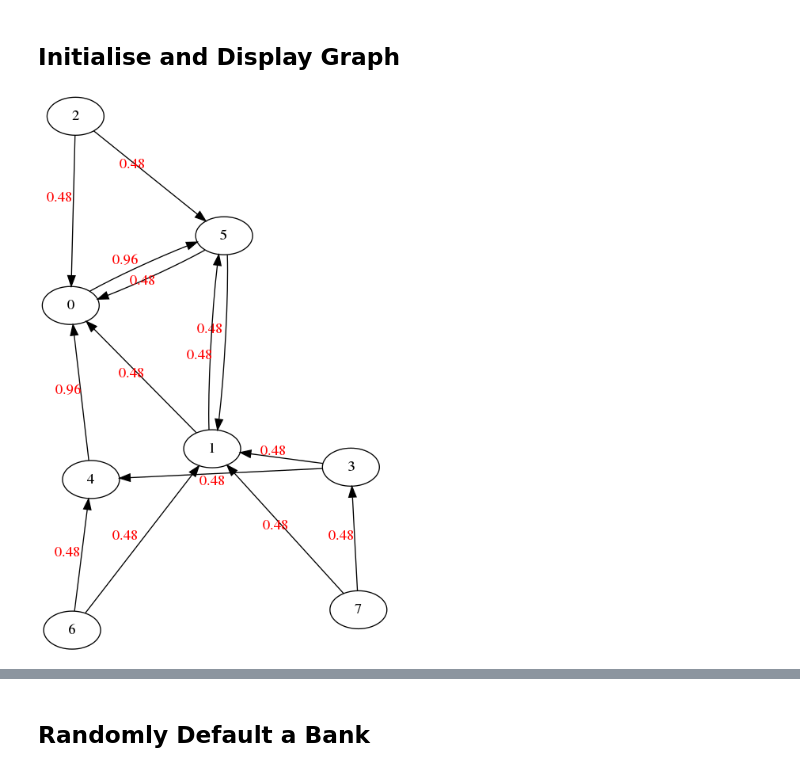
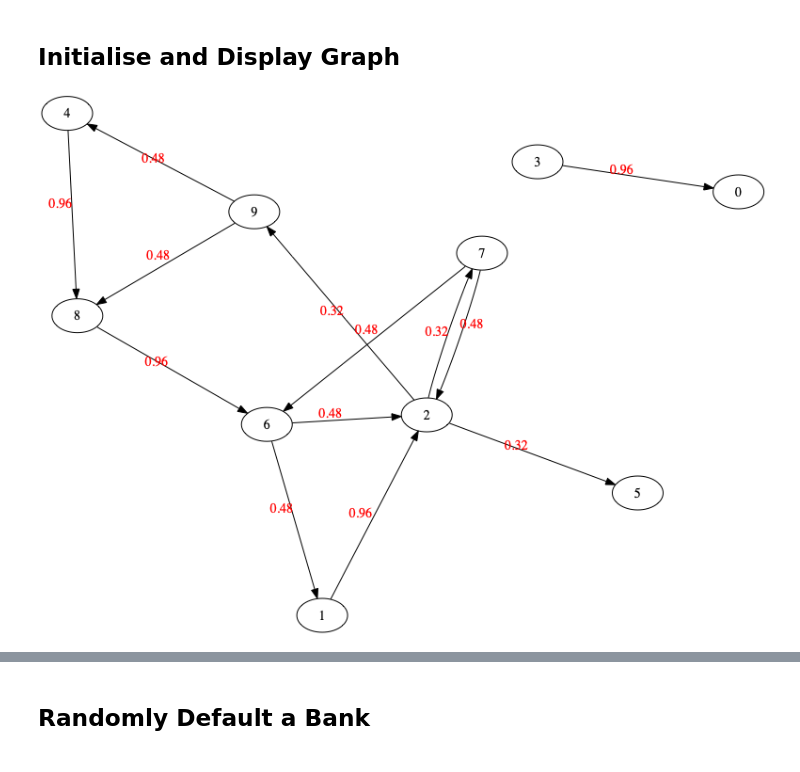
Before and after one commit to fattal28/network-simulations, a Jupyter notebook: Network Simulation (Refined).ipynb, the cells around one changed output, grey strips where cells are left out. Saved outputs shown, nothing was run; the diff lists cells and outputs as text; code cells hidden in the pictures.

```diff
--- a/Network Simulation (Refined).ipynb
+++ b/Network Simulation (Refined).ipynb
@@ -106,12 +110,12 @@ class Graph(object):
 # %% [markdown]
 ## Initialise and Display Graph
 # %%
-graph = Graph(bank_number=8)
+graph = Graph(bank_number=10)
 graph.draw_graph()
 from IPython.display import Image
 Image('network.png')
 # %% [output]
-[figure, old version]
+[figure, new version]
 # %%
 graph.print_banks_status()
 # %% [output]
```
Also changed, not shown: parts of 8 cells of this notebook, 1 other file.
